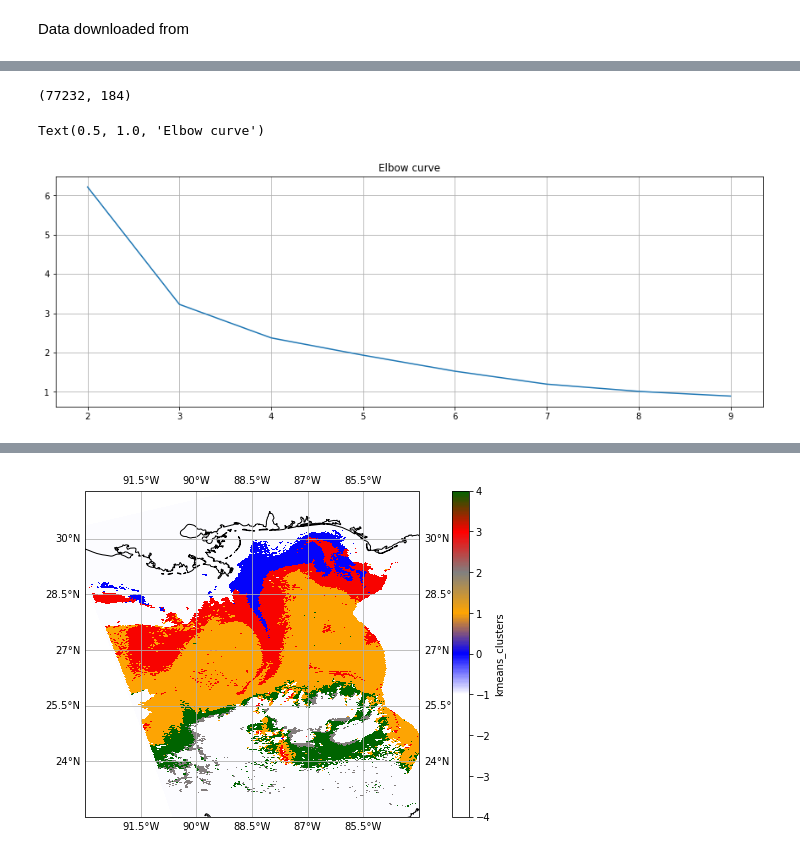
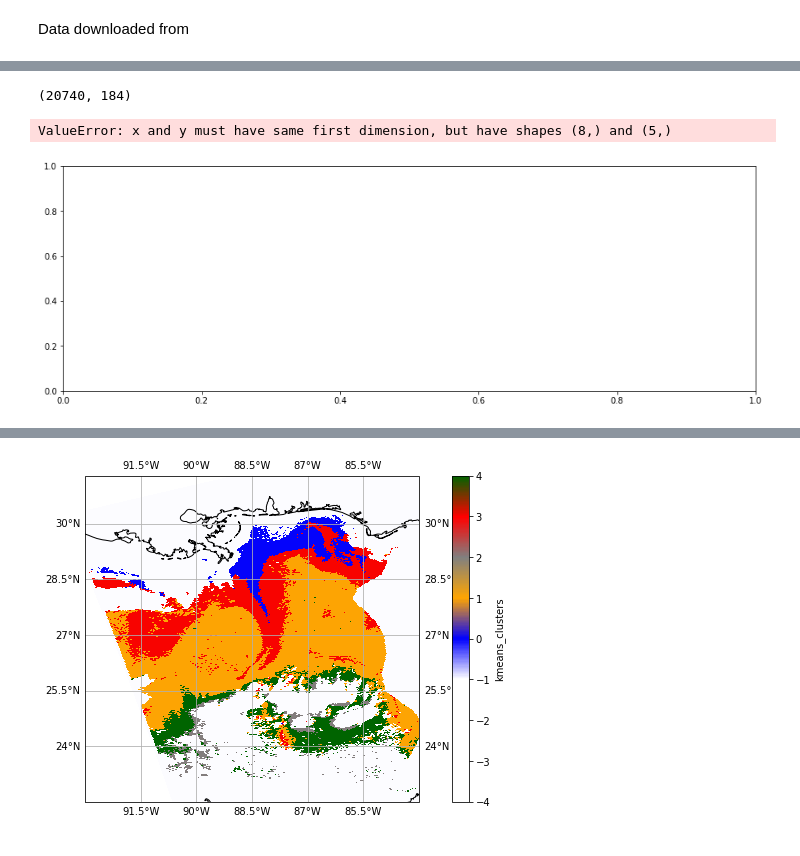
Before and after one commit to patrickcgray/ml_in_ocean_rs, a Jupyter notebook: clustering_pace.ipynb, the cells around one changed output, grey strips where cells are left out. Drawn from its saved outputs; the diff is of its cells as text; code cells hidden in the pictures.

```diff
--- a/clustering_pace.ipynb
+++ b/clustering_pace.ipynb
@@ -25,6 +27,8 @@ Data downloaded from
 fn = 'data/PACE_OCI.20240416T162518.L2.OC_AOP.V1_0_0.NRT.nc'
 # %%
 fn = 'data/PACE_OCI.20240413T175156.L2.OC_AOP.V1_0_0.NRT.nc'
+# %%
+fn = 'data/PACE_OCI.20240420T170201.L2.OC_AOP.V1_0_0.NRT.nc'
 # %%
 def load_oci_l2(fn, full_flag = True):
     # create the initial dataset so that we have all the attributes
@@ -86,3 +100,6 @@ xds_subset = xds_subset.where((xds_subset.latitude > 22) & (xds_subset.latitude
+# %%
+xds_subset = xds.where((xds.longitude > -65) & (xds.longitude < -60))
+xds_subset = xds_subset.where((xds_subset.latitude > 25) & (xds_subset.latitude < 30))
 # %%
 fig, ax = plt.subplots(figsize=(7,5), subplot_kw=dict(projection=crs.PlateCarree()))
 ax.coastlines(resolution='10m')
@@ -129,24 +149,24 @@ plt.show()
 # %%
 masked_flat_xds.shape
 # %% [output]
-(77232, 184)
+(20740, 184)
 # %%
 from sklearn.cluster import KMeans
 
 X = masked_flat_xds[:,20:]
 distorsions = []
-for k in range(2, 10):
+for k in range(2, 7):
     kmeans = KMeans(n_clusters=k)
     kmeans.fit(X)
     distorsions.append(kmeans.inertia_)
 
 fig = plt.figure(figsize=(15, 5))
 plt.plot(range(2, 10), distorsions)
 plt.grid(True)
 plt.title('Elbow curve')
 # %% [output]
-Text(0.5, 1.0, 'Elbow curve')
+ValueError: x and y must have same first dimension, but have shapes (8,) and (5,)
-[figure, old version]
+[figure, new version]
 # %%
 from sklearn.cluster import KMeans
 
```
Also changed, not shown: parts of 28 cells of this notebook.
